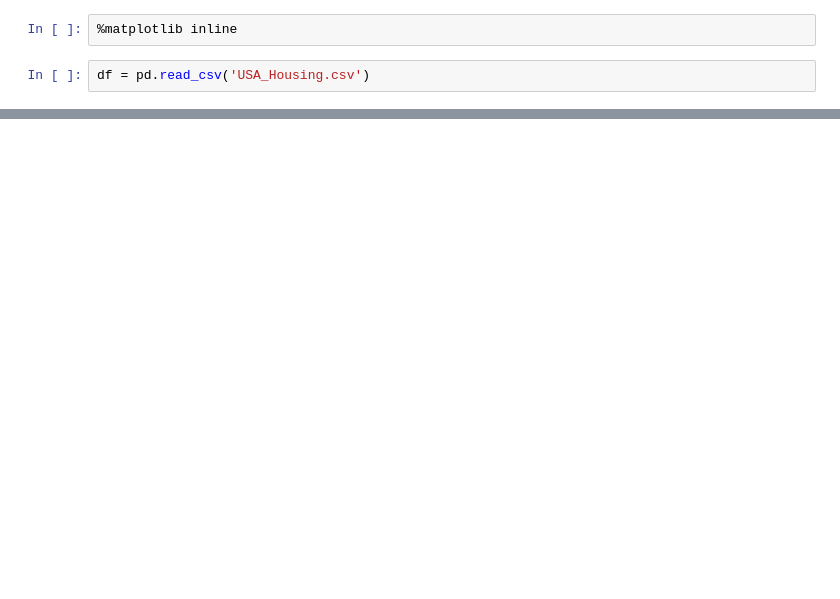
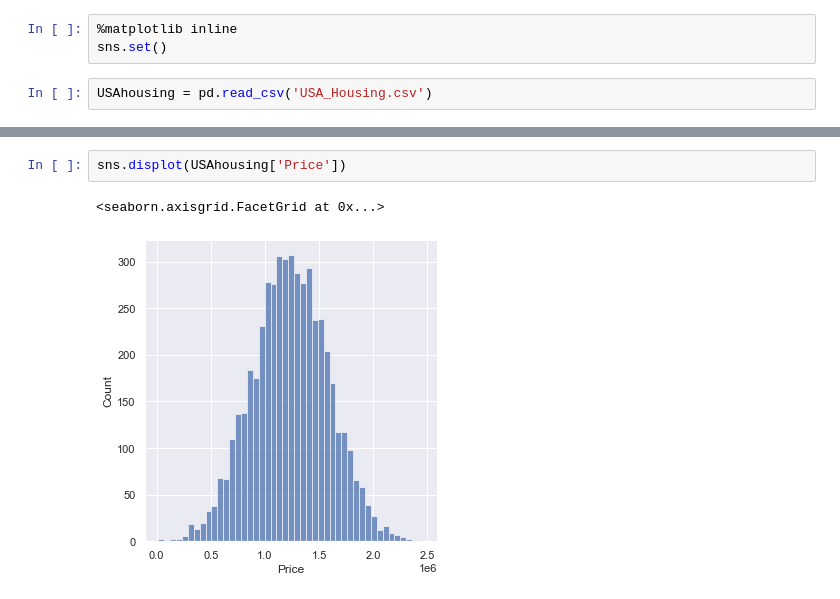
Before and after one commit to hunain-saeed/Linear-Regression-pdsml, a Jupyter notebook: Linear Regression.ipynb, the cells around one changed output, grey strips where cells are left out. Drawn from its saved outputs; the diff is of its cells as text; blank space fills up the shorter version.

```diff
--- a/Linear Regression.ipynb
+++ b/Linear Regression.ipynb
@@ -10,4 +6,5 @@ SyntaxError: invalid syntax (<ipython-input-1-83f9d14e442a>, line 3)
 # %%
 %matplotlib inline
+sns.set()
 # %%
-df = pd.read_csv('USA_Housing.csv')
+USAhousing = pd.read_csv('USA_Housing.csv')
@@ -22,0 +64,5 @@ df.head()
+# %%
+sns.displot(USAhousing['Price'])
+# %% [output]
+<seaborn.axisgrid.FacetGrid at 0x...>
+[figure, added]
```
Also changed, not shown: parts of 20 cells of this notebook.
